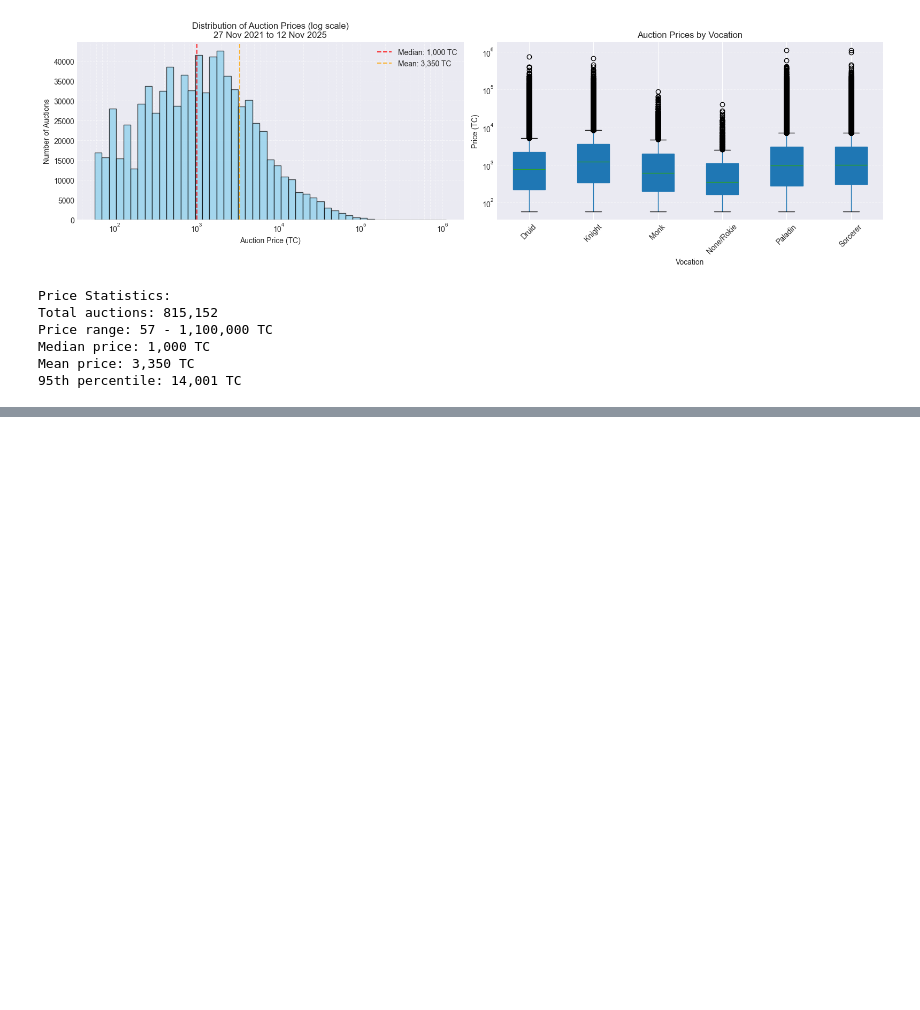
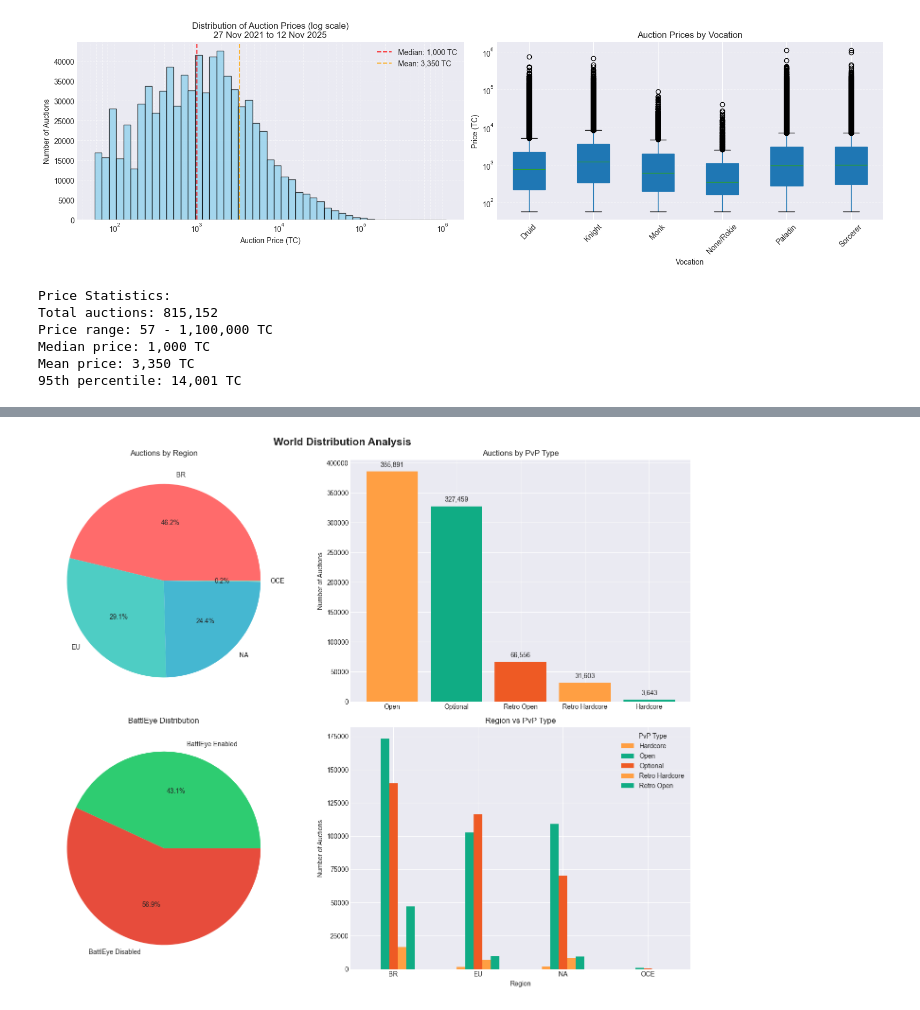
Before and after one commit to martynaottoni/tibia-auctions-analysis, a Jupyter notebook: notebooks/data_exploration.ipynb, the cells around one changed output, grey strips where cells are left out. Cells and saved outputs as stored; diff of their text form; code cells hidden in the pictures; blank space fills up the shorter version.

Commit message:
Added analysis of worlds and distribution of vocations.

```diff
--- a/notebooks/data_exploration.ipynb
+++ b/notebooks/data_exploration.ipynb
@@ -468,0 +515,37 @@ Mean price: 3,350 TC
+# %%
+# Visualizations for World Distribution
+fig, axes = plt.subplots(2, 2, figsize=(15, 12))
+fig.suptitle('World Distribution Analysis', fontsize=16, fontweight='bold')
+
+# 1. Region Distribution
+axes[0, 0].pie(region_counts.values, labels=region_counts.index, autopct='%1.1f%%',
+               colors=['#FF6B6B', '#4ECDC4', '#45B7D1', '#96CEB4'])
+axes[0, 0].set_title('Auctions by Region')
+
+# 2. PvP Type Distribution
+axes[0, 1].bar(pvp_counts.index, pvp_counts.values, color=['#FF9F43', '#10AC84', '#EE5A24'])
+axes[0, 1].set_title('Auctions by PvP Type')
+axes[0, 1].set_ylabel('Number of Auctions')
+for i, v in enumerate(pvp_counts.values):
+    axes[0, 1].text(i, v + 5000, f'{v:,}', ha='center', va='bottom')
+
+# 3. BattlEye Distribution
+battleye_labels = ['BattlEye Enabled', 'BattlEye Disabled']
+battleye_values = [battleye_counts[True], battleye_counts[False]]
+axes[1, 0].pie(battleye_values, labels=battleye_labels, autopct='%1.1f%%',
+               colors=['#2ECC71', '#E74C3C'])
+axes[1, 0].set_title('BattlEye Distribution')
+
+# 4. Cross-analysis: Region vs PvP Type
+region_pvp = pd.crosstab(auctions_df['location'], auctions_df['pvp_type'])
+region_pvp.plot(kind='bar', ax=axes[1, 1], color=['#FF9F43', '#10AC84', '#EE5A24'])
+axes[1, 1].set_title('Region vs PvP Type')
+axes[1, 1].set_xlabel('Region')
+axes[1, 1].set_ylabel('Number of Auctions')
+axes[1, 1].legend(title='PvP Type')
+axes[1, 1].tick_params(axis='x', rotation=0)
+
+plt.tight_layout()
+plt.show()
+# %% [output]
+[figure, added]
```
Also changed, not shown: parts of 3 cells of this notebook.
